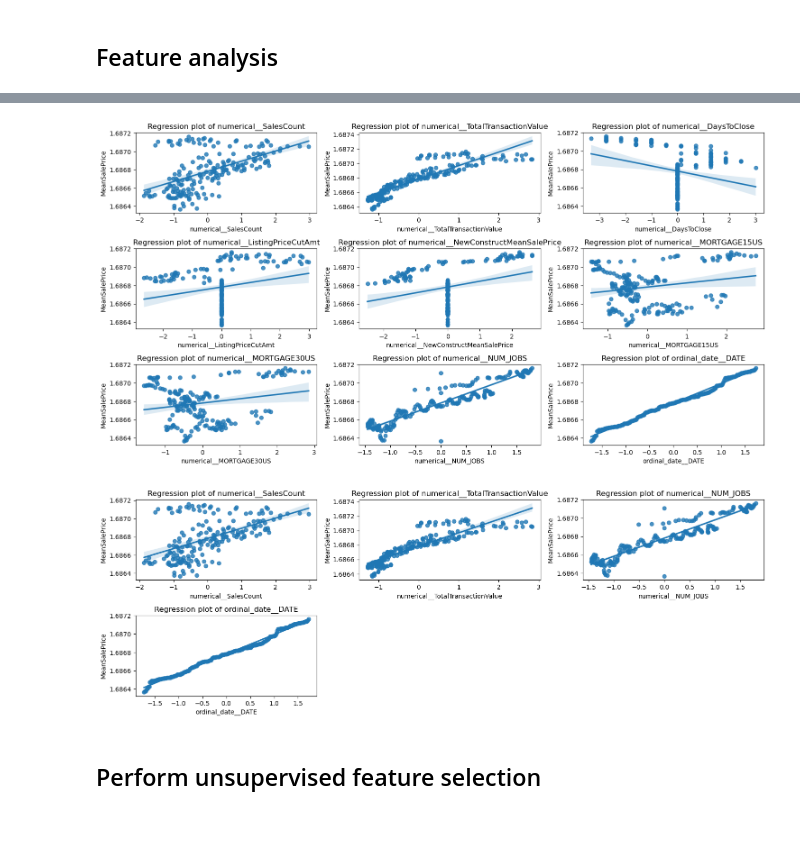
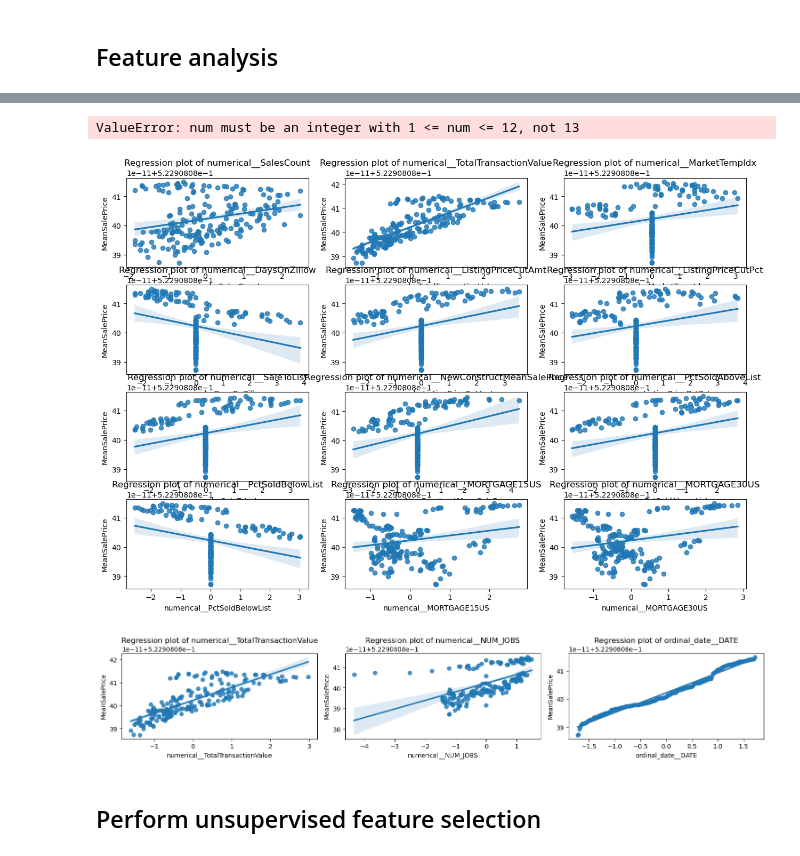
Before and after one commit to JimGile/group3-project2-ml, a Jupyter notebook: AF WIP/notebooks/providence_modeling_af.ipynb, the cells around one changed output, grey strips where cells are left out. Cells and saved outputs as stored; diff of their text form; code cells hidden in the pictures; blank space fills up the shorter version.

```diff
--- a/AF WIP/notebooks/providence_modeling_af.ipynb
+++ b/AF WIP/notebooks/providence_modeling_af.ipynb
@@ -19,8 +19,8 @@ from supervised_model_pipeline import EdaToolbox, RegressorMultiModelEvaluator
 ## Inspect the data
 # %%
 # Load the training data
-atlanta_file_path = '../../Data/Clean/combined/Atlanta_combined.csv'
-train_full_df = pd.read_csv(atlanta_file_path)
+providence_file_path = '../../Data/Clean/combined/Providence_combined.csv'
+train_full_df = pd.read_csv(providence_file_path)
 train_full_df.head()
 # %% [output]
 |  | DATE | MeanSalePrice | SalesCount | TotalTransactionValue | HomeValueIndex | HomeValueIndexSmSa | ... |
@@ -178,13 +179,14 @@ Best RidgeCV alpha: 0.01 (R^2 score:  1.00)
 # %%
 # Plot out the highly correlated features
-eda.plot_regression_feature_correlations(corr_min=0.2)
+eda.plot_regression_feature_correlations(corr_min=0.1)
 # %% [output]
+ValueError: num must be an integer with 1 <= num <= 12, not 13
-[figure, old version]
+[figure, new version]
 # %%
 # Plot out the highly correlated features
 eda.plot_regression_feature_correlations(corr_min=0.5)
 # %% [output]
-[figure, old version]
+[figure, new version]
 # %% [markdown]
 ## Perform unsupervised feature selection
 # %%
```
Also changed, not shown: parts of 32 cells of this notebook, 19 other files.
